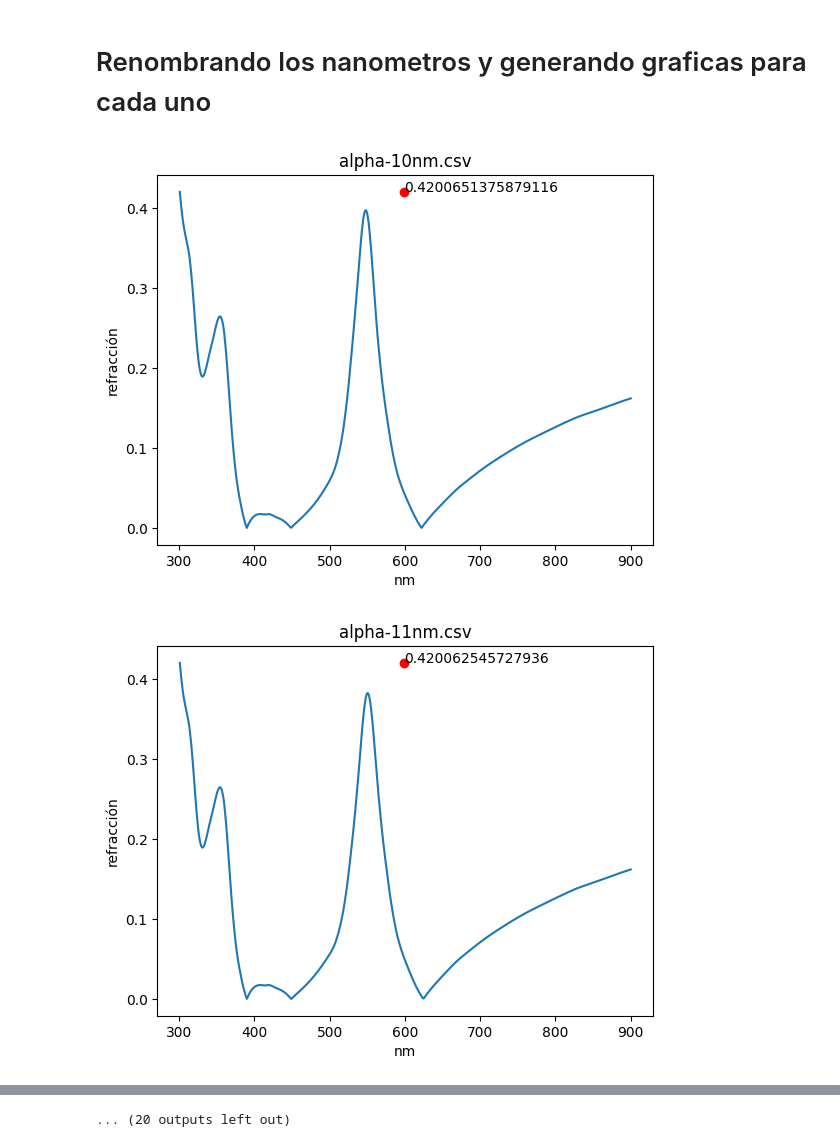
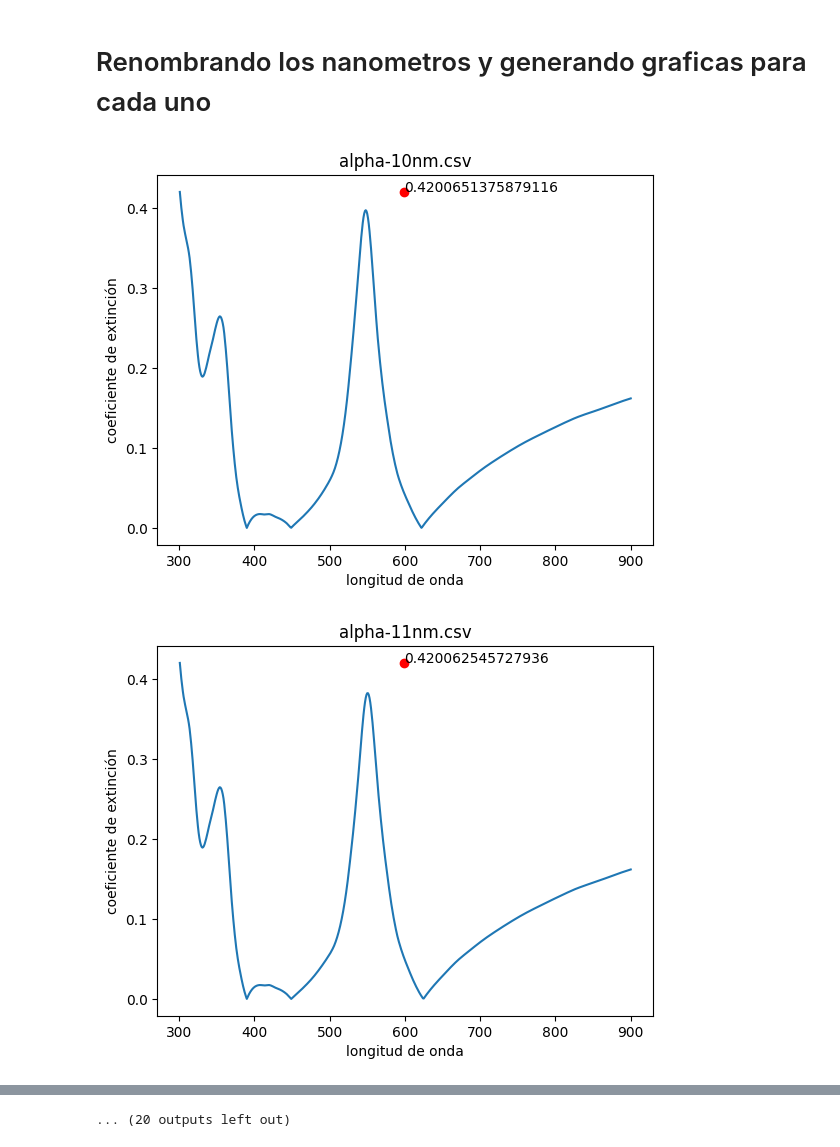
Before and after one commit to lorenzoog00/ASE, a Jupyter notebook: aa_0__fv_1%__ep_120nm/alpha.ipynb, the cells around one changed output, grey strips where cells are left out. Saved outputs shown, nothing was run; the diff lists cells and outputs as text; code cells hidden in the pictures.

```diff
--- a/aa_0__fv_1%__ep_120nm/alpha.ipynb
+++ b/aa_0__fv_1%__ep_120nm/alpha.ipynb
@@ -13,17 +14,17 @@ for file in files:
 # Renombrando los nanometros y generando graficas para cada uno
 # %%
 for df in mario:
-    mario[df].columns =['nm', 'refracción']
+    mario[df].columns =['longitud de onda', 'coeficiente de extinción']
 
-    plt.plot(mario[df]['nm'], mario[df]['refracción'])
-    plt.xlabel('nm')
-    plt.ylabel('refracción')
+    plt.plot(mario[df]['longitud de onda'], mario[df]['coeficiente de extinción'])
+    plt.xlabel('longitud de onda')
+    plt.ylabel('coeficiente de extinción')
     plt.title(str(df))
-    max_value = mario[df]['refracción'].max()
-    max_index = mario[df]['nm'].idxmax()
+    max_value = mario[df]['coeficiente de extinción'].max()
+    max_index = mario[df]['longitud de onda'].idxmax()
     plt.scatter(x=max_index, y=max_value, color='r', label='Max Value')
     plt.annotate(str(max_value), xy=(max_index, max_value))
     plt.show()
 # %% [output]
-[figure, old version]
+[figure, new version]
-[figure, old version]
+[figure, new version]
```
Also changed, not shown: parts of 2 cells of this notebook.
